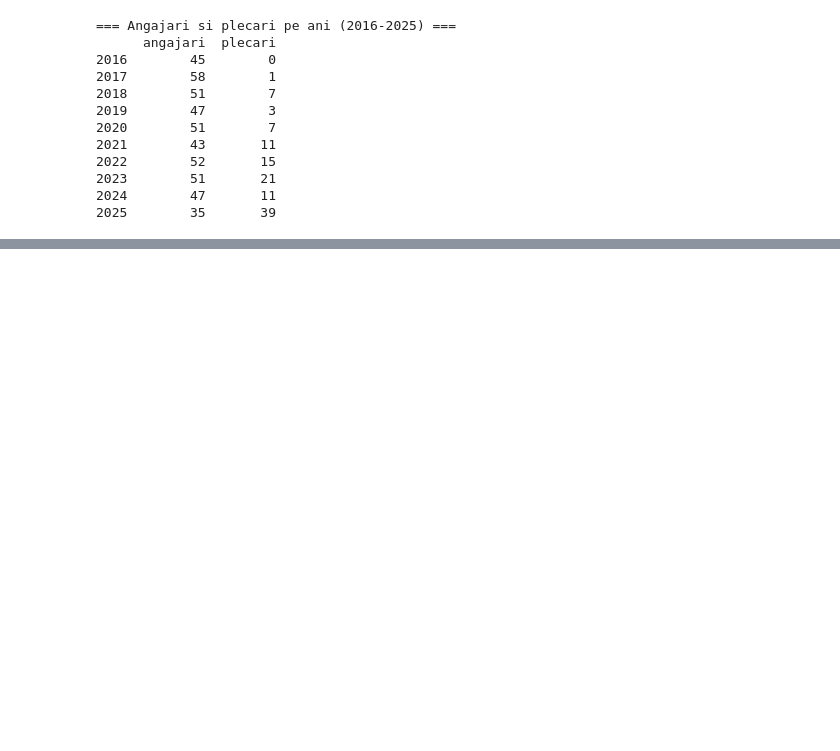
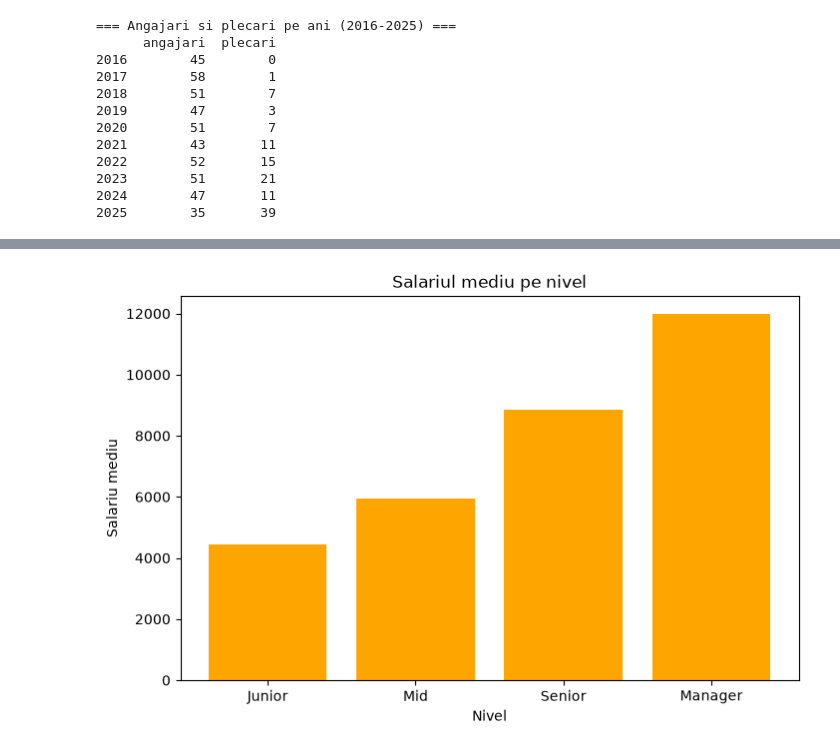
Before and after one commit to CristianaTrandafir/Proiect_Final_TrandafirCristiana, a Jupyter notebook: 02_Python_analiza.ipynb, the cells around one changed output, grey strips where cells are left out. Saved outputs shown, nothing was run; the diff lists cells and outputs as text; code cells hidden in the pictures; blank space fills up the shorter version.

```diff
--- a/02_Python_analiza.ipynb
+++ b/02_Python_analiza.ipynb
@@ -410,0 +497,14 @@ print(tabel_ani)
+# %%
+"""G2 - Bar chart: Salariul mediu pe nivel"""
+
+ordine = ["Junior", "Mid", "Senior", "Manager"]
+salarii_nivel = angajati.groupby('nivel')['salariu_brut_lunar'].mean().reindex(ordine)
+
+plt.figure(figsize=(8,5))
+plt.bar(salarii_nivel.index, salarii_nivel.values, color='orange')
+plt.title("Salariul mediu pe nivel")
+plt.xlabel("Nivel")
+plt.ylabel("Salariu mediu")
+plt.show()
+# %% [output]
+[figure, added]
```
Also changed, not shown: parts of 17 cells of this notebook.
